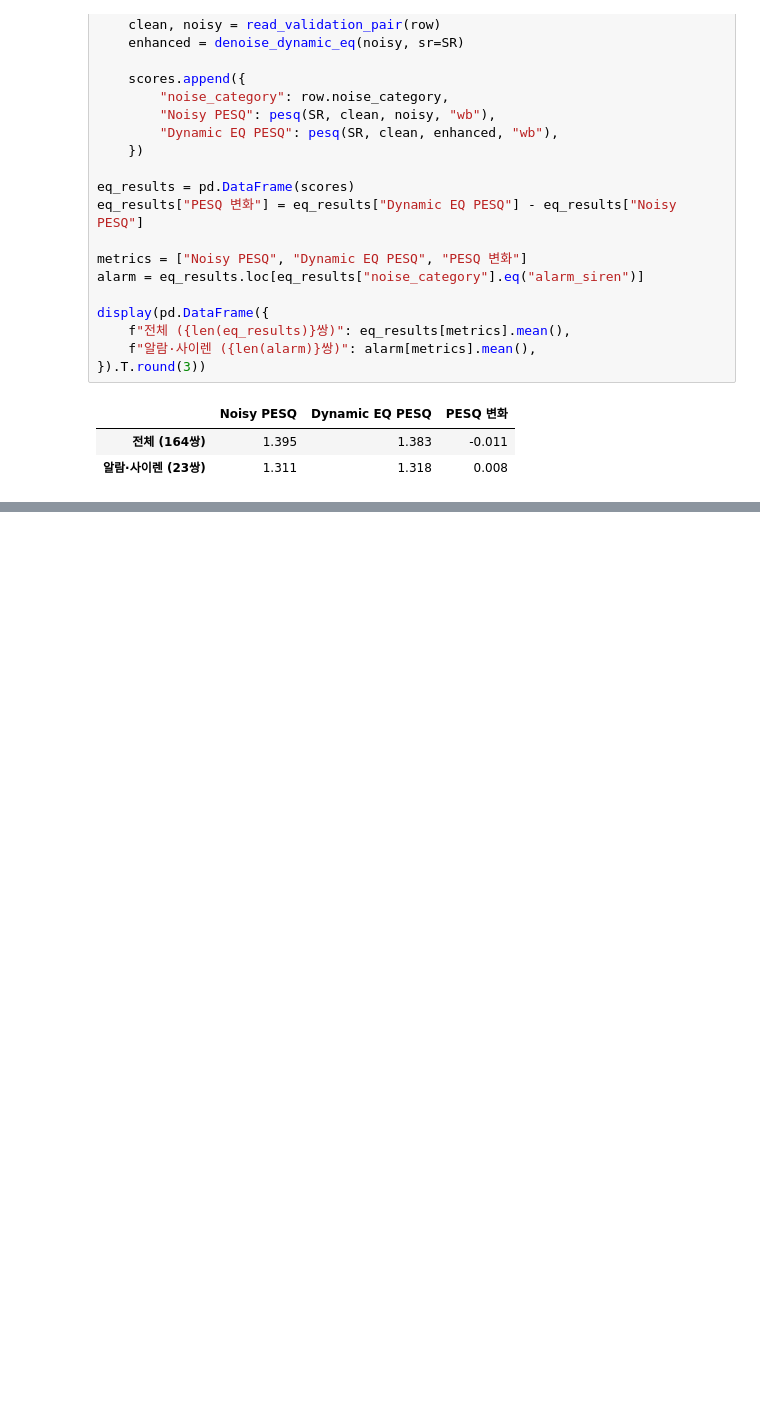
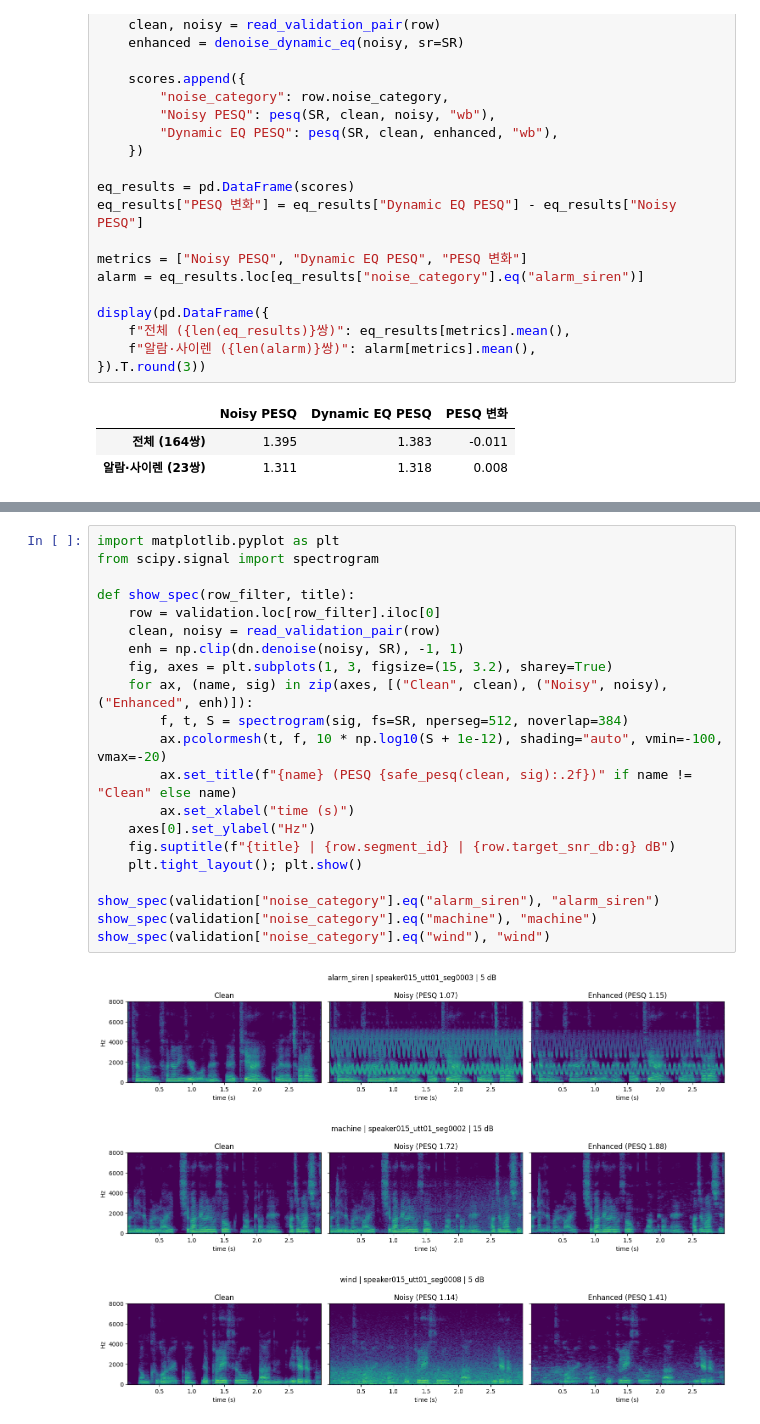
Before and after one commit to futuregunmulju/2026-Signals-and-Systems-Speech-Noise-Reduction, a Jupyter notebook: Challenge1_Speech_Noise_Reduction_Algorithms.ipynb, the cells around one changed output, grey strips where cells are left out. Saved outputs shown, nothing was run; the diff lists cells and outputs as text; blank space fills up the shorter version.

```diff
--- a/Challenge1_Speech_Noise_Reduction_Algorithms.ipynb
+++ b/Challenge1_Speech_Noise_Reduction_Algorithms.ipynb
@@ -551,0 +1564,25 @@ display(pd.DataFrame({
+# %%
+import matplotlib.pyplot as plt
+from scipy.signal import spectrogram
+
+def show_spec(row_filter, title):
+    row = validation.loc[row_filter].iloc[0]
+    clean, noisy = read_validation_pair(row)
+    enh = np.clip(dn.denoise(noisy, SR), -1, 1)
+    fig, axes = plt.subplots(1, 3, figsize=(15, 3.2), sharey=True)
+    for ax, (name, sig) in zip(axes, [("Clean", clean), ("Noisy", noisy), ("Enhanced", enh)]):
+        f, t, S = spectrogram(sig, fs=SR, nperseg=512, noverlap=384)
+        ax.pcolormesh(t, f, 10 * np.log10(S + 1e-12), shading="auto", vmin=-100, vmax=-20)
+        ax.set_title(f"{name} (PESQ {safe_pesq(clean, sig):.2f})" if name != "Clean" else name)
+        ax.set_xlabel("time (s)")
+    axes[0].set_ylabel("Hz")
+    fig.suptitle(f"{title} | {row.segment_id} | {row.target_snr_db:g} dB")
+    plt.tight_layout(); plt.show()
+
+show_spec(validation["noise_category"].eq("alarm_siren"), "alarm_siren")
+show_spec(validation["noise_category"].eq("machine"), "machine")
+show_spec(validation["noise_category"].eq("wind"), "wind")
+# %% [output]
+[figure, added]
+[figure, added]
+[figure, added]
```
Also changed, not shown: parts of 21 cells of this notebook.
